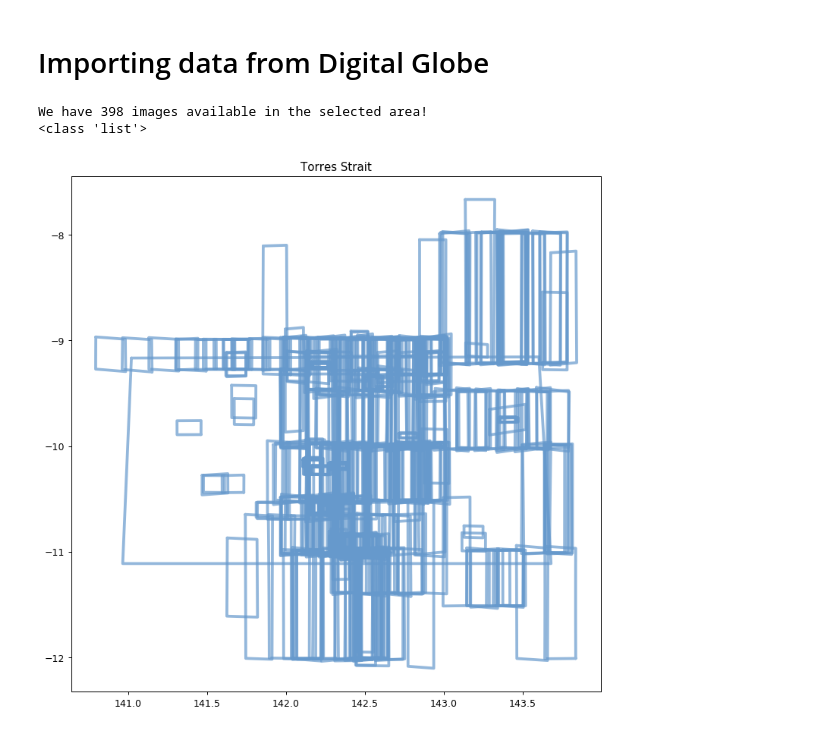
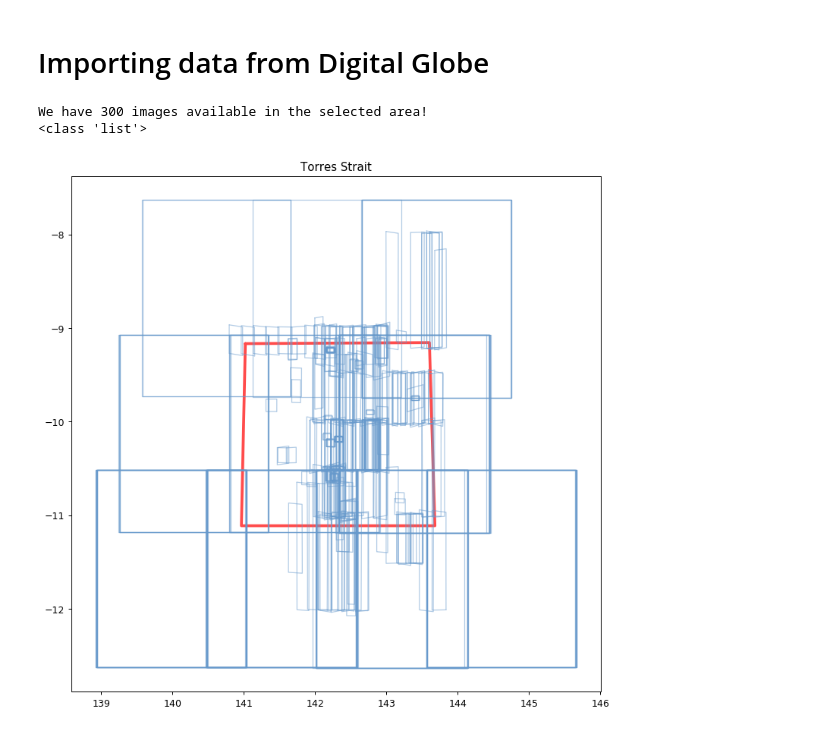
Before and after one commit to DSSG-EUROPE/wef_oceans, a Jupyter notebook: gbdx_preprocessing.ipynb, the cells around one changed output. Cells and saved outputs as stored; diff of their text form; code cells hidden in the pictures.

```diff
--- a/gbdx_preprocessing.ipynb
+++ b/gbdx_preprocessing.ipynb
@@ -21,13 +21,13 @@ import json
 
 #Create a area to search and retrieve information
 wkt_string = "POLYGON((141.0205078125 -9.166331387642987, 143.602294921875 -9.155485188844034, 143.67919921875 -11.112885070321443, 140.965576171875 -11.11288507032144))"
-filters = ["cloudCover < 50"]
-types = ['DigitalGlobeAcquisition']
+filters = ["cloudCover < 20"]
+#types = ['DigitalGlobeAcquisition']
 
 results = gbdx.catalog.search(searchAreaWkt=wkt_string,
                              startDate="2016-01-01T00:00:00.000Z",
                               endDate="2016-12-01T00:00:00.000Z",
-                             filters=filters, types=types)
+                             filters=filters)
 # %%
 #Results is a json object (which is already a list, so no need of json.loads). First we can try with the first
 #element of the json list.
@@ -44,26 +44,26 @@ tiles = []
 for tile in results:
     tiles.append(tile['properties']['footprintWkt'])
 # %% [output]
-We have 398 images available in the selected area!
+We have 300 images available in the selected area!
 <class 'list'>
 # %%
 #Graph Torres Strait
 t_strait = Polygon([(141.0205078125, -9.166331387642987), (143.602294921875, -9.155485188844034), (143.67919921875, -11.112885070321443), (140.965576171875, -11.11288507032144)])
 x,y = t_strait.exterior.xy
 
 fig = plt.figure(1, figsize=(10,10), dpi=90)
 ax = fig.add_subplot(111)
-ax.plot(x, y, color='#6699cc', alpha=0.7,
+ax.plot(x, y, color='red', alpha=0.7,
     linewidth=3, solid_capstyle='round', zorder=2)
 ax.set_title('Torres Strait')
 
 #Add tiles to the Torres Strait
 for tile in tiles:
     spatial_wkt = sp.wkt.loads(tile)
     for poly in spatial_wkt:
         x,y = poly.exterior.xy
         fig = plt.figure(1, figsize=(5,5), dpi=90)
         ax = fig.add_subplot(111)
-        ax.plot(x, y, color='#6699cc', alpha=0.7, linewidth=3, solid_capstyle='round', zorder=2)
+        ax.plot(x, y, color='#6699cc', alpha=0.5, linewidth=1, solid_capstyle='round', zorder=2)
 # %% [output]
-[figure, old version]
+[figure, new version]
```
Also changed, not shown: parts of 2 cells of this notebook.
